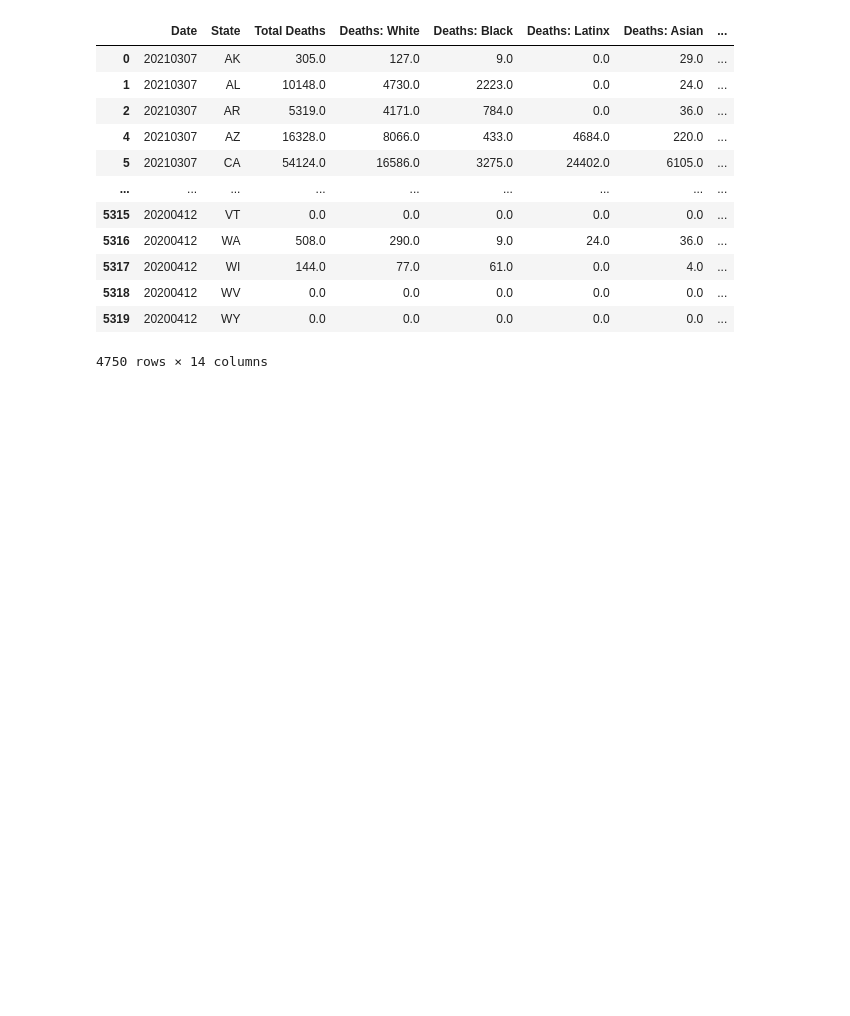
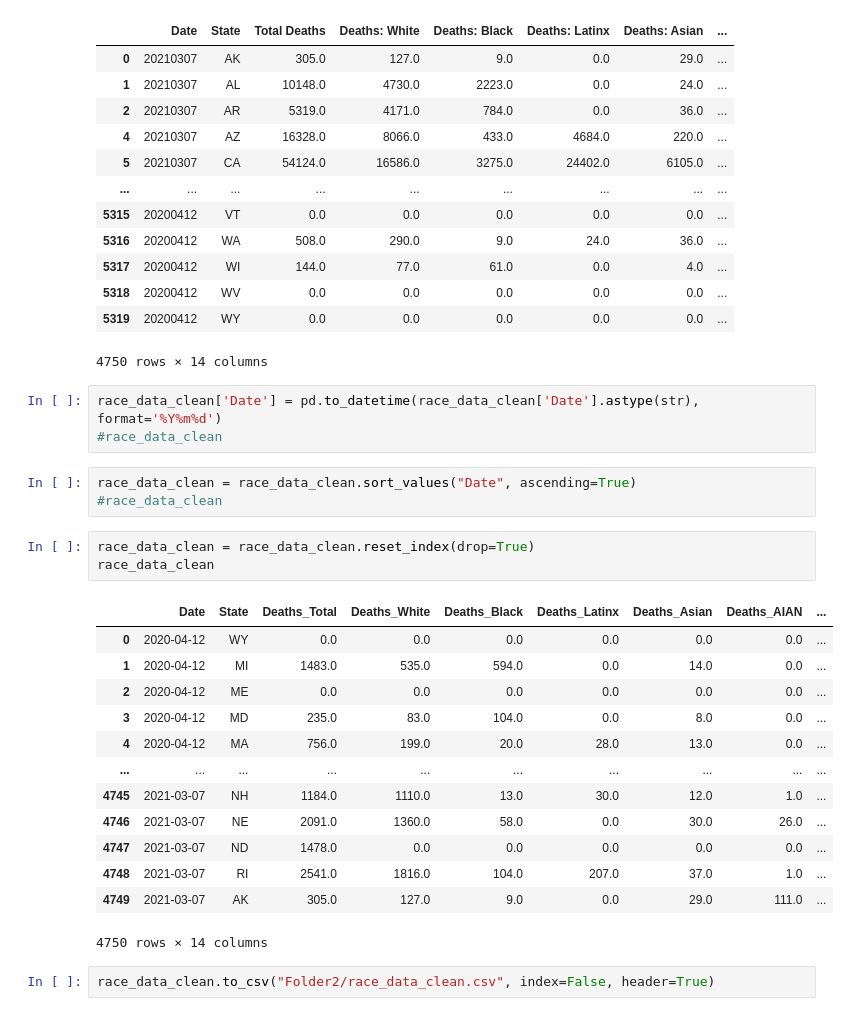
Before and after one commit to jenniecinelli/project_one, a Jupyter notebook: COVID Tracking Project CSV - Cleaned.ipynb, the cells around one changed output. Saved outputs shown, nothing was run; the diff lists cells and outputs as text; blank space fills up the shorter version.

Commit message:
clean race csv

```diff
--- a/COVID Tracking Project CSV - Cleaned.ipynb
+++ b/COVID Tracking Project CSV - Cleaned.ipynb
@@ -193,3 +177,28 @@ race_data_clean.rename(columns={"Deaths_Total": "Total Deaths", "Deaths_White":
 | 5318 | 20200412 | WV | 0.0 | 0.0 | 0.0 | 0.0 | 0.0 | ... |
 | 5319 | 20200412 | WY | 0.0 | 0.0 | 0.0 | 0.0 | 0.0 | ... |
 4750 rows × 14 columns
+# %%
+race_data_clean['Date'] = pd.to_datetime(race_data_clean['Date'].astype(str), format='%Y%m%d')
+#race_data_clean
+# %%
+race_data_clean = race_data_clean.sort_values("Date", ascending=True)
+#race_data_clean
+# %%
+race_data_clean = race_data_clean.reset_index(drop=True)
+race_data_clean
+# %% [output]
+|  | Date | State | Deaths_Total | Deaths_White | Deaths_Black | Deaths_Latinx | Deaths_Asian | Deaths_AIAN | ... |
+| 0 | 2020-04-12 | WY | 0.0 | 0.0 | 0.0 | 0.0 | 0.0 | 0.0 | ... |
+| 1 | 2020-04-12 | MI | 1483.0 | 535.0 | 594.0 | 0.0 | 14.0 | 0.0 | ... |
+| 2 | 2020-04-12 | ME | 0.0 | 0.0 | 0.0 | 0.0 | 0.0 | 0.0 | ... |
+| 3 | 2020-04-12 | MD | 235.0 | 83.0 | 104.0 | 0.0 | 8.0 | 0.0 | ... |
+| 4 | 2020-04-12 | MA | 756.0 | 199.0 | 20.0 | 28.0 | 13.0 | 0.0 | ... |
+| ... | ... | ... | ... | ... | ... | ... | ... | ... | ... |
+| 4745 | 2021-03-07 | NH | 1184.0 | 1110.0 | 13.0 | 30.0 | 12.0 | 1.0 | ... |
+| 4746 | 2021-03-07 | NE | 2091.0 | 1360.0 | 58.0 | 0.0 | 30.0 | 26.0 | ... |
+| 4747 | 2021-03-07 | ND | 1478.0 | 0.0 | 0.0 | 0.0 | 0.0 | 0.0 | ... |
+| 4748 | 2021-03-07 | RI | 2541.0 | 1816.0 | 104.0 | 207.0 | 37.0 | 1.0 | ... |
+| 4749 | 2021-03-07 | AK | 305.0 | 127.0 | 9.0 | 0.0 | 29.0 | 111.0 | ... |
+4750 rows × 14 columns
+# %%
+race_data_clean.to_csv("Folder2/race_data_clean.csv", index=False, header=True)
```
Also changed, not shown: parts of 2 cells of this notebook, 1 other file.
